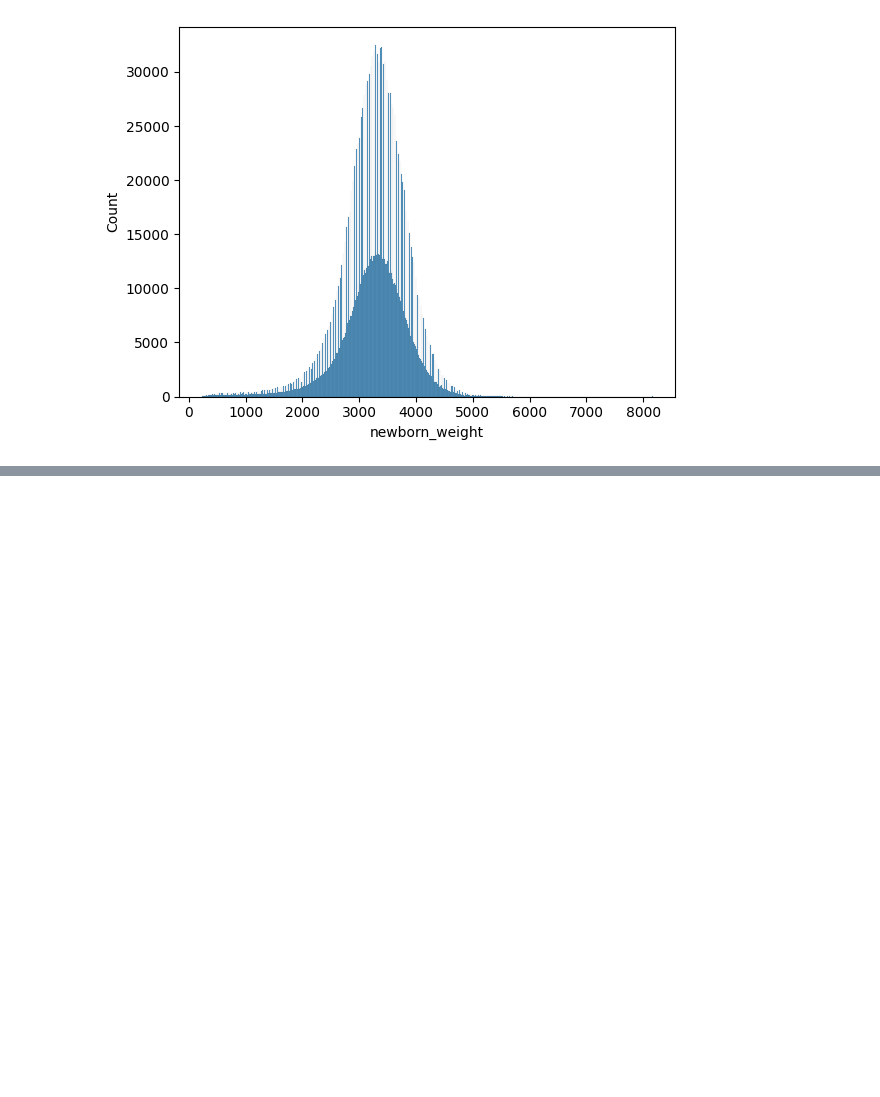
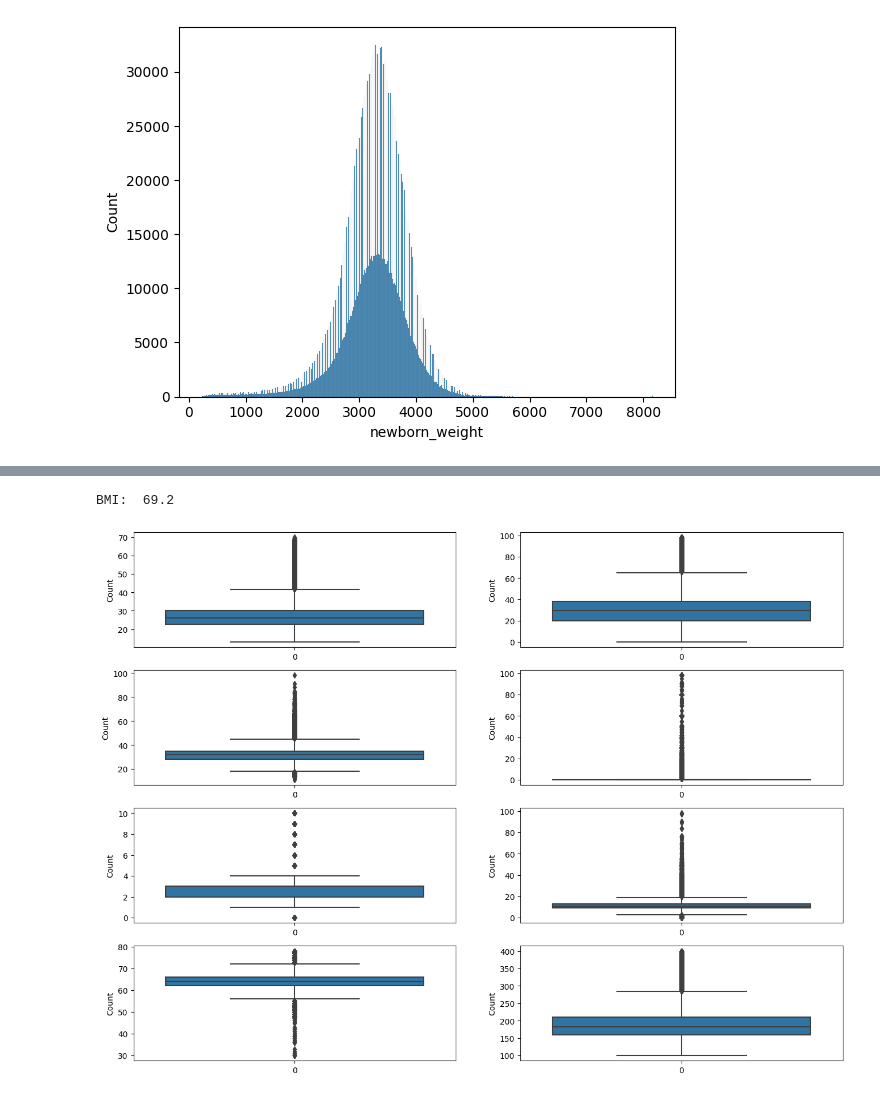
Before and after one commit to AlexWieli/ML_project, a Jupyter notebook: regression/regression.ipynb, the cells around one changed output, grey strips where cells are left out. Saved outputs shown, nothing was run; the diff lists cells and outputs as text; code cells hidden in the pictures; blank space fills up the shorter version.

```diff
--- a/regression/regression.ipynb
+++ b/regression/regression.ipynb
@@ -313,0 +414,12 @@ Text(0, 0.5, 'Count')
+# %%
+print("BMI: ", round(200/(1.70)**2,2))
+# %% [output]
+BMI:  69.2
+# %%
+fig, axes = plt.subplots(4, 2, figsize=(16, 12))
+for ax, v in zip(axes.flat, ['mother_body_mass_index', 'mother_weight_gain',
+                             'father_age', 'cigarettes_before_pregnancy', 'prenatal_care_month', 'number_prenatal_visits', 'mother_height', 'mother_delivery_weight']):
+    sns.boxplot(dataset[v], ax=ax)
+    ax.set(ylabel="Count");
+# %% [output]
+[figure, added]
```
Also changed, not shown: parts of 22 cells of this notebook.
